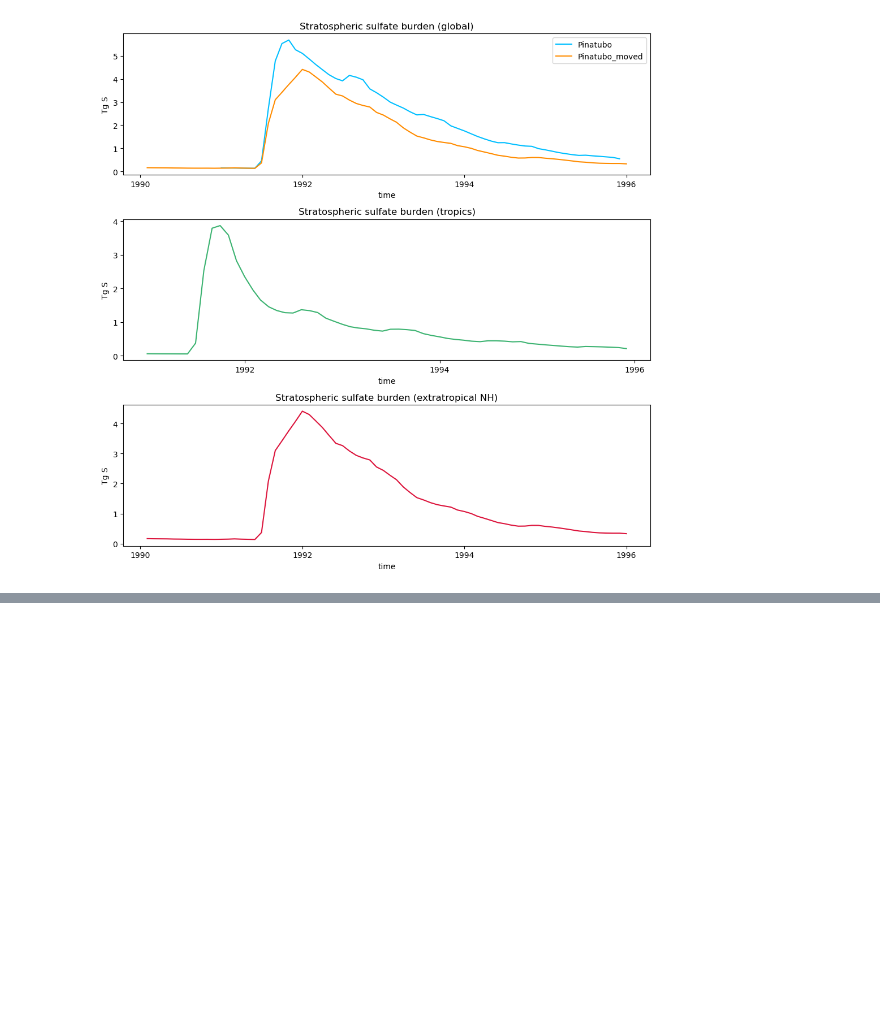
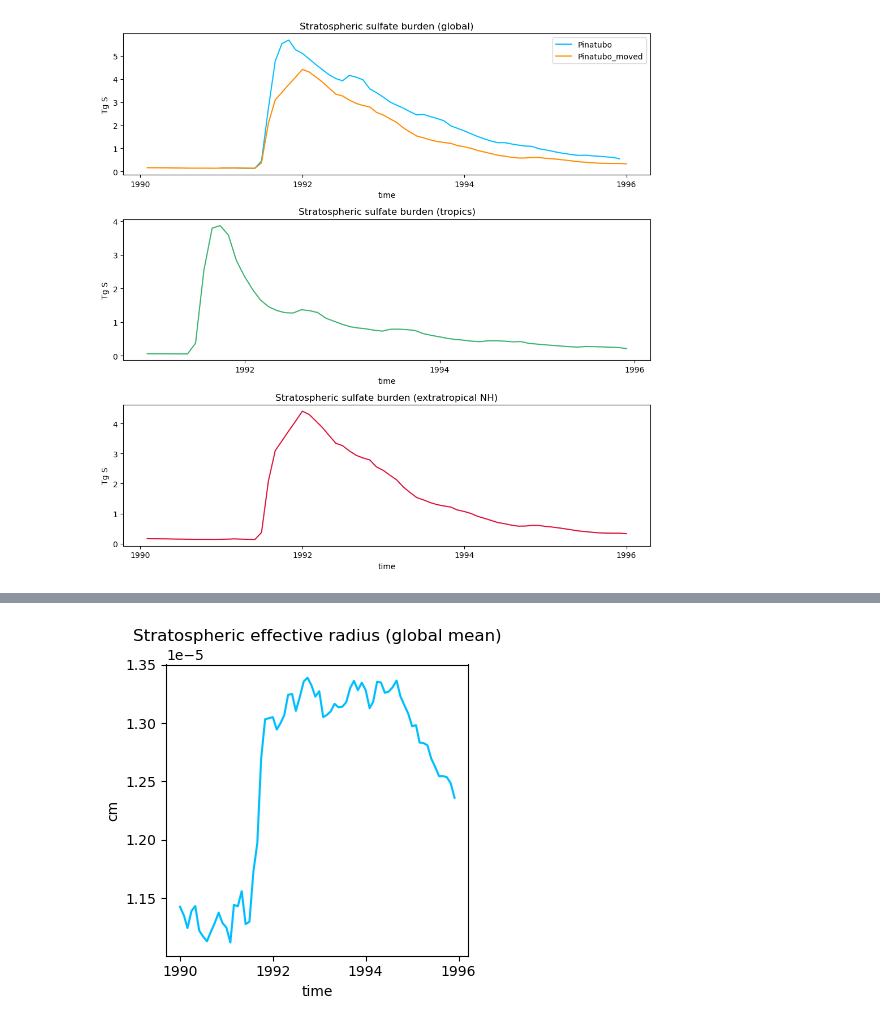
Before and after one commit to EliHHogemo/master_thesis, a Jupyter notebook: pinatubo_iceland.ipynb, the cells around one changed output, grey strips where cells are left out. Cells and saved outputs as stored; diff of their text form; code cells hidden in the pictures; blank space fills up the shorter version.

Commit message:
Added Reff

```diff
--- a/pinatubo_iceland.ipynb
+++ b/pinatubo_iceland.ipynb
@@ -253,0 +280,13 @@ plt.show()
+# %%
+tropopause = ds["TROP_P"].weighted(weighted_lat).mean(dim=["lat", "lon"])
+p_lev = tropopause * 0.01
+SReff = ds["REFF_AERO"].where(ds["REFF_AERO"]["lev"] <= p_lev)
+SReff = SReff.weighted(weighted_lat).mean(dim=["lat", "lon", "lev"])
+
+plt.figure(figsize=(4, 4))
+SReff.plot(color = "deepskyblue", label = "NorESM2.3")
+plt.ylabel("cm")
+plt.title("Stratospheric effective radius (global mean)")
+plt.tight_layout()
+# %% [output]
+[figure, added]
```
Also changed, not shown: parts of 11 cells of this notebook.
